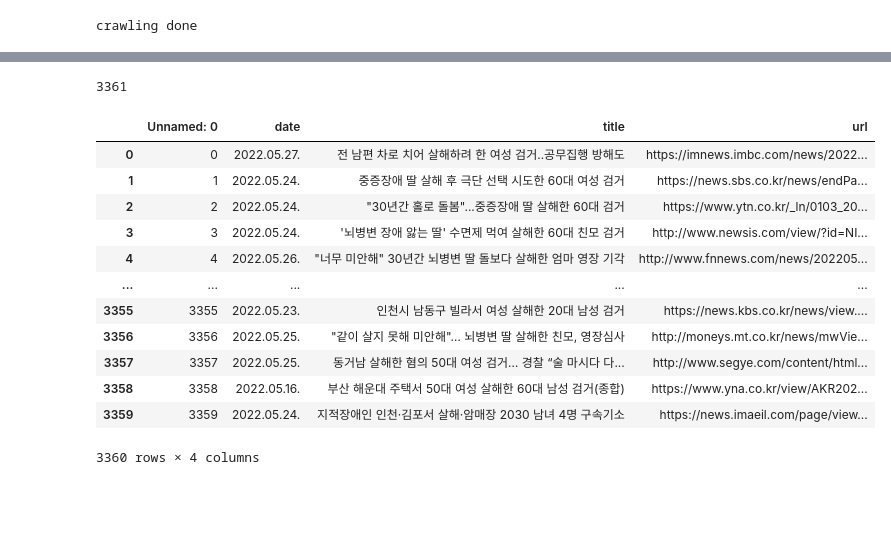
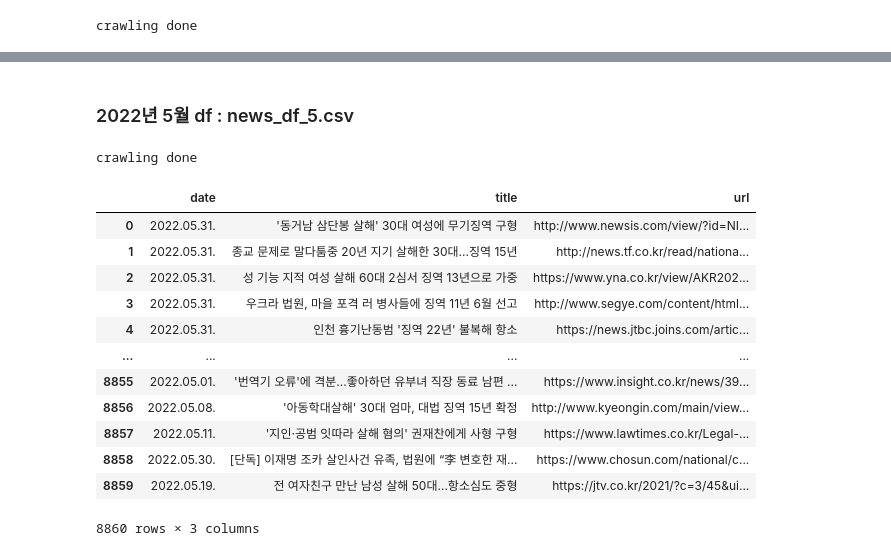
Before and after one commit to henzpp/crawling_project_team1, a Jupyter notebook: 데이터분석_박혜린_3.ipynb, the cells around one changed output, grey strips where cells are left out. Cells and saved outputs as stored; diff of their text form; code cells hidden in the pictures; blank space fills up the shorter version.

```diff
--- a/데이터분석_박혜린_3.ipynb
+++ b/데이터분석_박혜린_3.ipynb
@@ -36,7 +39,7 @@ while True:
 
 
 
-        for i in range(0, 50):
+        for i in range(0, 100):
             response = requests.get(url, headers=headers, params = {'start' : 1+10*i})
             soup = BeautifulSoup(response.text, 'lxml')
 
@@ -286,8 +290,7 @@ while True:
         headers = {'User-Agent' : 'Mozilla/5.0 (Windows NT 10.0; Win64; x64) AppleWebKit/537.36 (KHTML, like Gecko) Chrome/103.0.0.0 Safari/537.36'}
 
 
-
-        for i in range(0, 50):
+        for i in range(0, 100):
             response = requests.get(url, headers=headers, params = {'start' : 1+10*i})
             soup = BeautifulSoup(response.text, 'lxml')
 
@@ -455,5 +496,7 @@ news_df_4
+# %% [markdown]
+### 2022년 5월 df : news_df_5.csv
 # %%
-# 네이버 뉴스 여성 살해 검거 검색 >> 2022/5월
+# 네이버 뉴스 살해 징역 검색 >> 2022/5월
 
 # 라이브러리
 import requests
@@ -478,55 +521,55 @@ options.add_experimental_option("excludeSwitches", ["enable-automation"])
 options.add_experimental_option("useAutomationExtension", False)
 
 
-
-start=1
 news_df = pd.DataFrame()
 
 while True:
     try:
-        url = 'https://search.naver.com/search.naver?where=news&sm=tab_pge&query=%EC%97%AC%EC%84%B1%20%EC%82%B4%ED%95%B4%20%EA%B2%80%EA%B1%B0&sort=0&photo=0&field=0&pd=3&ds=2022.05.01&de=2022.05.31&cluster_rank=41&mynews=0&office_type=0&office_section_code=0&news_office_checked=&nso=so:r,p:from20220501to20220531,a:all&start=1'.format(start)
+
+        url = 'https://search.naver.com/search.naver?where=news&sm=tab_pge&query=%EC%82%B4%ED%95%B4%20%EC%A7%95%EC%97%AD&sort=0&photo=0&field=0&pd=3&ds=2022.05.01&de=2022.05.31&cluster_rank=33&mynews=0&office_type=0&office_section_code=0&news_office_checked=&nso=so:r,p:from20220501to20220531,a:all&'
         headers = {'User-Agent' : 'Mozilla/5.0 (Windows NT 10.0; Win64; x64) AppleWebKit/537.36 (KHTML, like Gecko) Chrome/103.0.0.0 Safari/537.36'}
 
 
-        response = requests.get(url, headers=headers)
-        soup = BeautifulSoup(response.text, 'lxml')
 
-        news_title = [title['title'] for title in soup.find_all('a', attrs={'class':'news_tit'})]
-        news_url = [url['href'] for url in soup.find_all('a',attrs={'class':'news_tit'})]
-        dates = [date.get_text() for date in soup.find_all('span', attrs={'class':'info'})]
+        for i in range(0, 100):
+            response = requests.get(url, headers=headers, params = {'start' : 1+10*i})
+            soup = BeautifulSoup(response.text, 'lxml')
 
-        news_date = []
-        for date in dates:
-            if re.search(r'\d+.\d+.\d+',date) !=None:
-                news_date.append(date)
 
-        new_df = set(news_title)
+            news_title = [title['title'] for title in soup.find_all('a', attrs={'class':'news_tit'})]
+            news_url = [url['href'] for url in soup.find_all('a',attrs={'class':'news_tit'})]
+            dates = [date.get_text() for date in soup.find_all('span', attrs={'class':'info'})]
 
-        df = pd.DataFrame({'date':news_date,'title':news_title, 'url':news_url})
-        news_df  = pd.concat([news_df, df], ignore_index=True)
-        start += 10
+            news_date = []
+            for date in dates:
+                if re.search(r'\d+.\d+.\d+',date) !=None:
+                    news_date.append(date)
+
+            new_df = set(news_title)
+
+            df = pd.DataFrame({'date':news_date,'title':news_title, 'url':news_url})
+            news_df  = pd.concat([news_df, df], ignore_index=True)
+            #start += 10
 
     except:
-        print(start)
+        print('crawling done')
         break
 # %% [output]
-3361
+crawling done
 # %%
 news_df_5 = news_df.copy()
-news_df_5.to_csv('news_df_5.csv')
-news_df_5 = pd.read_csv('news_df_5.csv')
 news_df_5
 # %% [output]
-|  | Unnamed: 0 | date | title | url |
-| 0 | 0 | 2022.05.27. | 전 남편 차로 치어 살해하려 한 여성 검거‥공무집행 방해도 | https://imnews.imbc.com/news/2022... |
-| 1 | 1 | 2022.05.24. | 중증장애 딸 살해 후 극단 선택 시도한 60대 여성 검거 | https://news.sbs.co.kr/news/endPa... |
-| 2 | 2 | 2022.05.24. | "30년간 홀로 돌봄"...중증장애 딸 살해한 60대 검거 | https://www.ytn.co.kr/_ln/0103_20... |
-| 3 | 3 | 2022.05.24. | '뇌병변 장애 앓는 딸' 수면제 먹여 살해한 60대 친모 검거 | http://www.newsis.com/view/?id=NI... |
-| 4 | 4 | 2022.05.26. | "너무 미안해" 30년간 뇌병변 딸 돌보다 살해한 엄마 영장 기각 | http://www.fnnews.com/news/202205... |
-| ... | ... | ... | ... | ... |
-| 3355 | 3355 | 2022.05.23. | 인천시 남동구 빌라서 여성 살해한 20대 남성 검거 | https://news.kbs.co.kr/news/view.... |
-| 3356 | 3356 | 2022.05.25. | "같이 살지 못해 미안해"… 뇌병변 딸 살해한 친모, 영장심사 | http://moneys.mt.co.kr/news/mwVie... |
-| 3357 | 3357 | 2022.05.25. | 동거남 살해한 혐의 50대 여성 검거… 경찰 “술 마시다 다... | http://www.segye.com/content/html... |
-| 3358 | 3358 | 2022.05.16. | 부산 해운대 주택서 50대 여성 살해한 60대 남성 검거(종합) | https://www.yna.co.kr/view/AKR202... |
-| 3359 | 3359 | 2022.05.24. | 지적장애인 인천·김포서 살해·암매장 2030 남녀 4명 구속기소 | https://news.imaeil.com/page/view... |
+|  | date | title | url |
+| 0 | 2022.05.31. | '동거남 삼단봉 살해' 30대 여성에 무기징역 구형 | http://www.newsis.com/view/?id=NI... |
+| 1 | 2022.05.31. | 종교 문제로 말다툼중 20년 지기 살해한 30대...징역 15년 | http://news.tf.co.kr/read/nationa... |
+| 2 | 2022.05.31. | 성 기능 지적 여성 살해 60대 2심서 징역 13년으로 가중 | https://www.yna.co.kr/view/AKR202... |
+| 3 | 2022.05.31. | 우크라 법원, 마을 포격 러 병사들에 징역 11년 6월 선고 | http://www.segye.com/content/html... |
+| 4 | 2022.05.31. | 인천 흉기난동범 '징역 22년' 불복해 항소 | https://news.jtbc.joins.com/artic... |
+| ... | ... | ... | ... |
+| 8855 | 2022.05.01. | '번역기 오류'에 격분...좋아하던 유부녀 직장 동료 남편 ... | https://www.insight.co.kr/news/39... |
+| 8856 | 2022.05.08. | '아동학대살해' 30대 엄마, 대법 징역 15년 확정 | http://www.kyeongin.com/main/view... |
+| 8857 | 2022.05.11. | '지인·공범 잇따라 살해 혐의' 권재찬에게 사형 구형 | https://www.lawtimes.co.kr/Legal-... |
+| 8858 | 2022.05.30. | [단독] 이재명 조카 살인사건 유족, 법원에 “李 변호한 재... | https://www.chosun.com/national/c... |
+| 8859 | 2022.05.19. | 전 여자친구 만난 남성 살해 50대...항소심도 중형 | https://jtv.co.kr/2021/?c=3/45&ui... |
-3360 rows × 4 columns
+8860 rows × 3 columns
```
Also changed, not shown: parts of 66 cells of this notebook, 11 other files.
